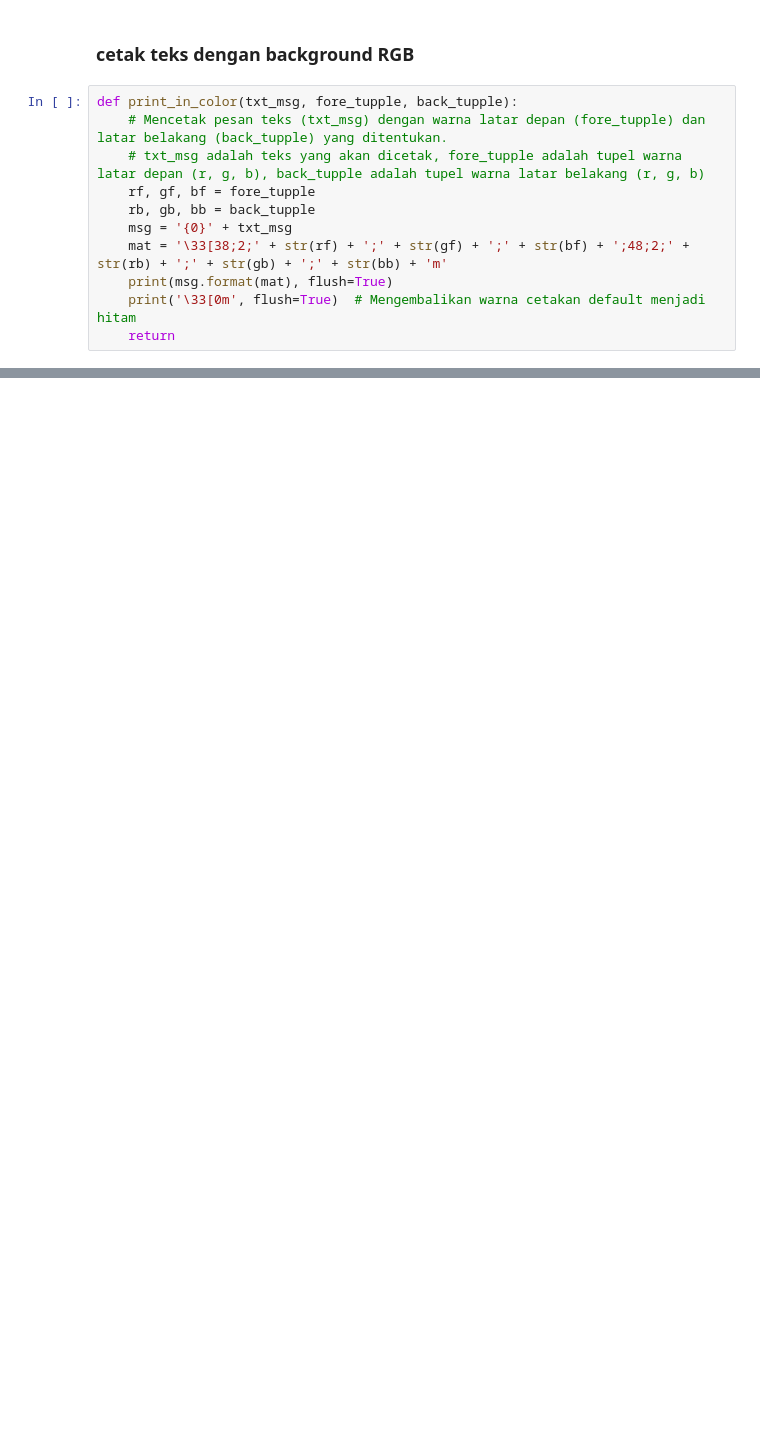
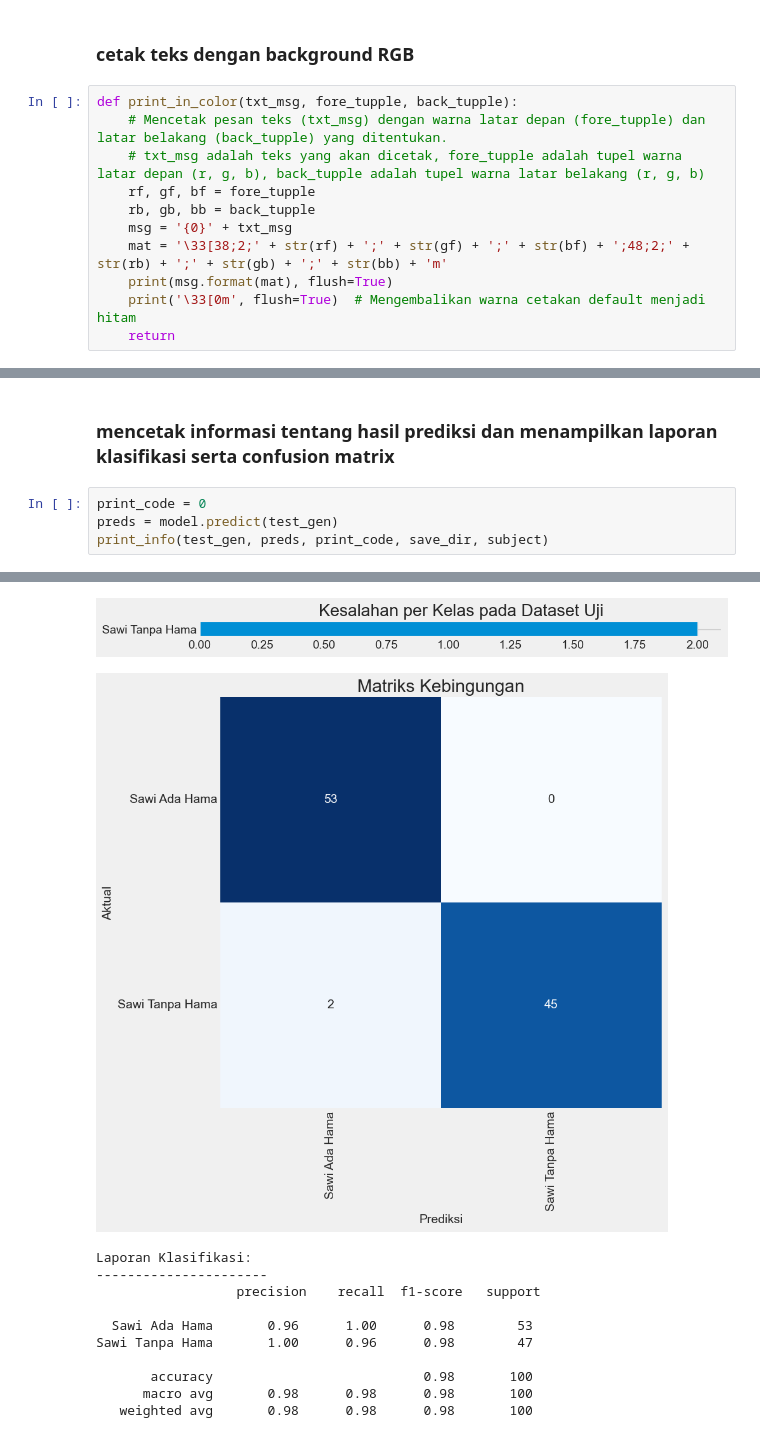
Before and after one commit to Reindra12/Deteksi_Daun_Sawi_CNN, a Jupyter notebook: DeteksiCNN(XCeption).ipynb, the cells around one changed output, grey strips where cells are left out. Cells and saved outputs as stored; diff of their text form; blank space fills up the shorter version.

```diff
--- a/DeteksiCNN(XCeption).ipynb
+++ b/DeteksiCNN(XCeption).ipynb
@@ -224,0 +399,7 @@ def print_in_color(txt_msg, fore_tupple, back_tupple):
+# %% [markdown]
+### mencetak informasi tentang hasil prediksi dan menampilkan laporan klasifikasi serta confusion matrix
+# %%
+print_code = 0
+preds = model.predict(test_gen)
+print_info(test_gen, preds, print_code, save_dir, subject)
+# %% [output]
@@ -224,0 +407,12 @@ def print_in_color(txt_msg, fore_tupple, back_tupple):
+[figure, added]
+[figure, added]
+Laporan Klasifikasi:
+----------------------
+                  precision    recall  f1-score   support
+
+  Sawi Ada Hama       0.96      1.00      0.98        53
+Sawi Tanpa Hama       1.00      0.96      0.98        47
+
+       accuracy                           0.98       100
+      macro avg       0.98      0.98      0.98       100
+   weighted avg       0.98      0.98      0.98       100
```
Also changed, not shown: parts of 10 cells of this notebook, 2 other files.
